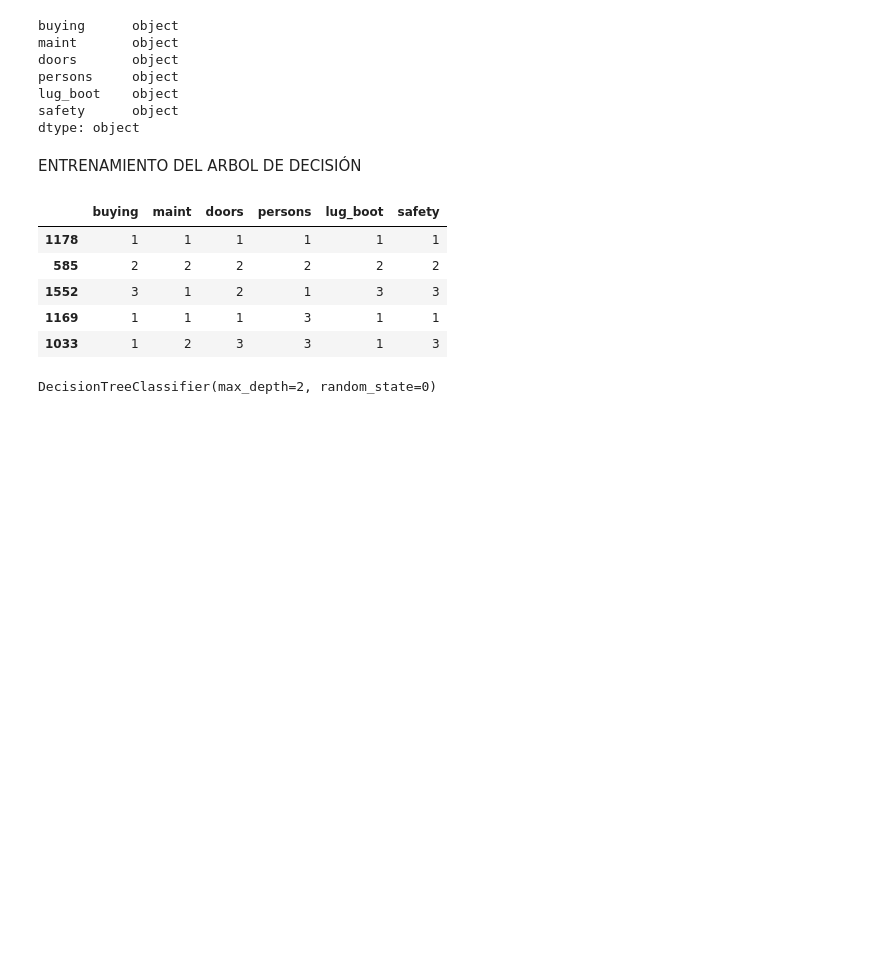
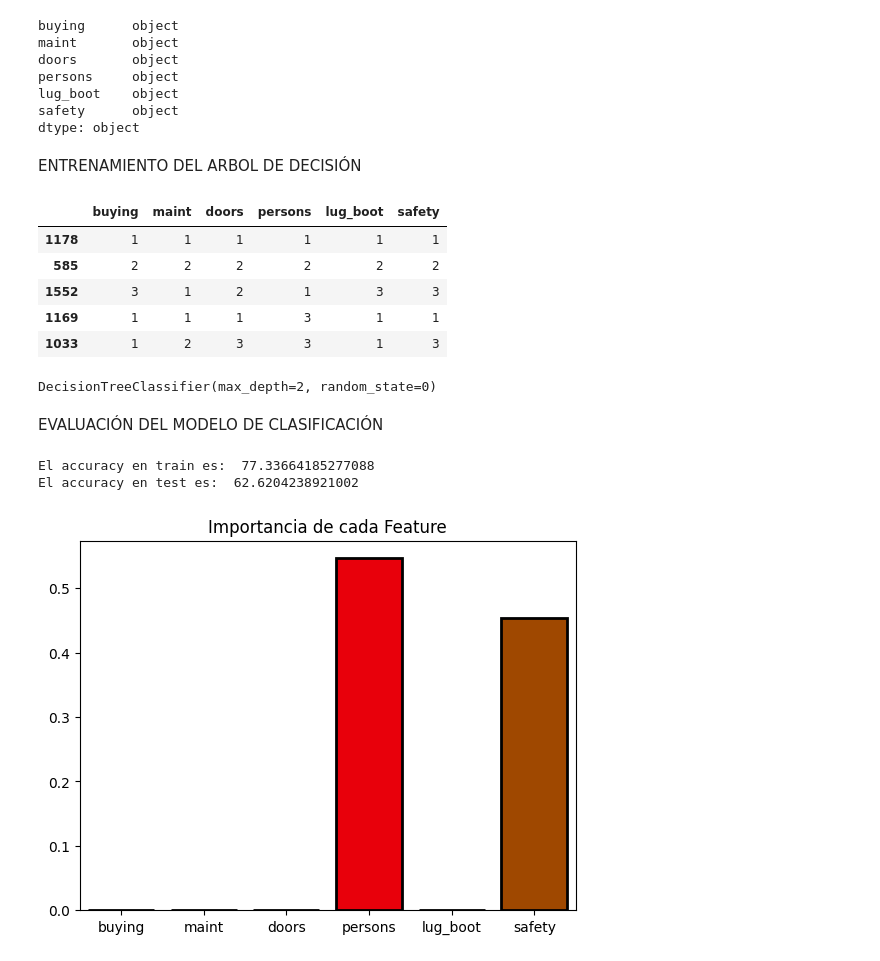
Before and after one commit to dparedes616/Tree-and-RF, a Jupyter notebook: Arbol_Proyecto_Carrros.ipynb, the cells around one changed output. Saved outputs shown, nothing was run; the diff lists cells and outputs as text; code cells hidden in the pictures; blank space fills up the shorter version.

Commit message:
Evaluación del modelo

```diff
--- a/Arbol_Proyecto_Carrros.ipynb
+++ b/Arbol_Proyecto_Carrros.ipynb
@@ -181,3 +181,33 @@ DecisionTreeClassifier(max_depth=2, random_state=0)
 #Calculo de las predicciones
 Y_train_pred_tree= tree.predict(X_train)
 Y_test_pred_tree= tree.predict(X_test)
+# %% [markdown]
+EVALUACIÓN DEL MODELO DE CLASIFICACIÓN
+# %%
+#Calculo de metricas
+from sklearn.metrics import accuracy_score
+
+#Calculo del accuracy en Train
+train_accuracy_tree=accuracy_score(Y_train,Y_train_pred_tree)
+
+#Calculo del accuracy en test
+test_accuracy_tree=accuracy_score(Y_test,Y_test_pred_tree)
+
+print("El accuracy en train es: ", train_accuracy_tree*100)
+print("El accuracy en test es: ", test_accuracy_tree*100)
+
+#Lo idela es tener valores entre 80 y 90
+# %% [output]
+El accuracy en train es:  77.33664185277088
+El accuracy en test es:  62.6204238921002
+# %%
+#Verificamos el feature importances
+
+importances = tree.feature_importances_
+columns=X.columns
+data=pd.DataFrame([importances], columns=columns)
+sns.barplot(data, palette = 'bright', saturation = 2.0, edgecolor = 'black', linewidth = 2)
+plt.title('Importancia de cada Feature')
+plt.show()
+# %% [output]
+[figure, added]
```
